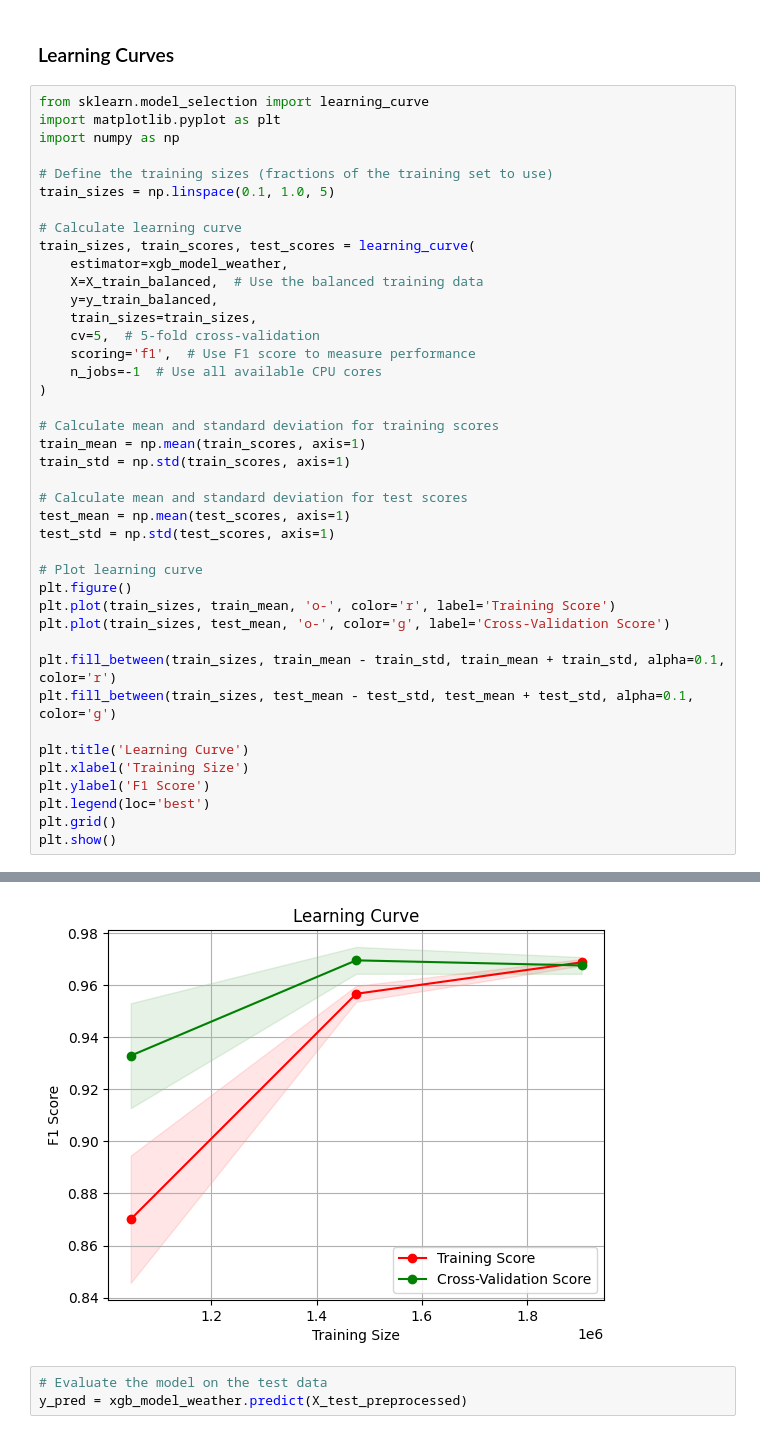
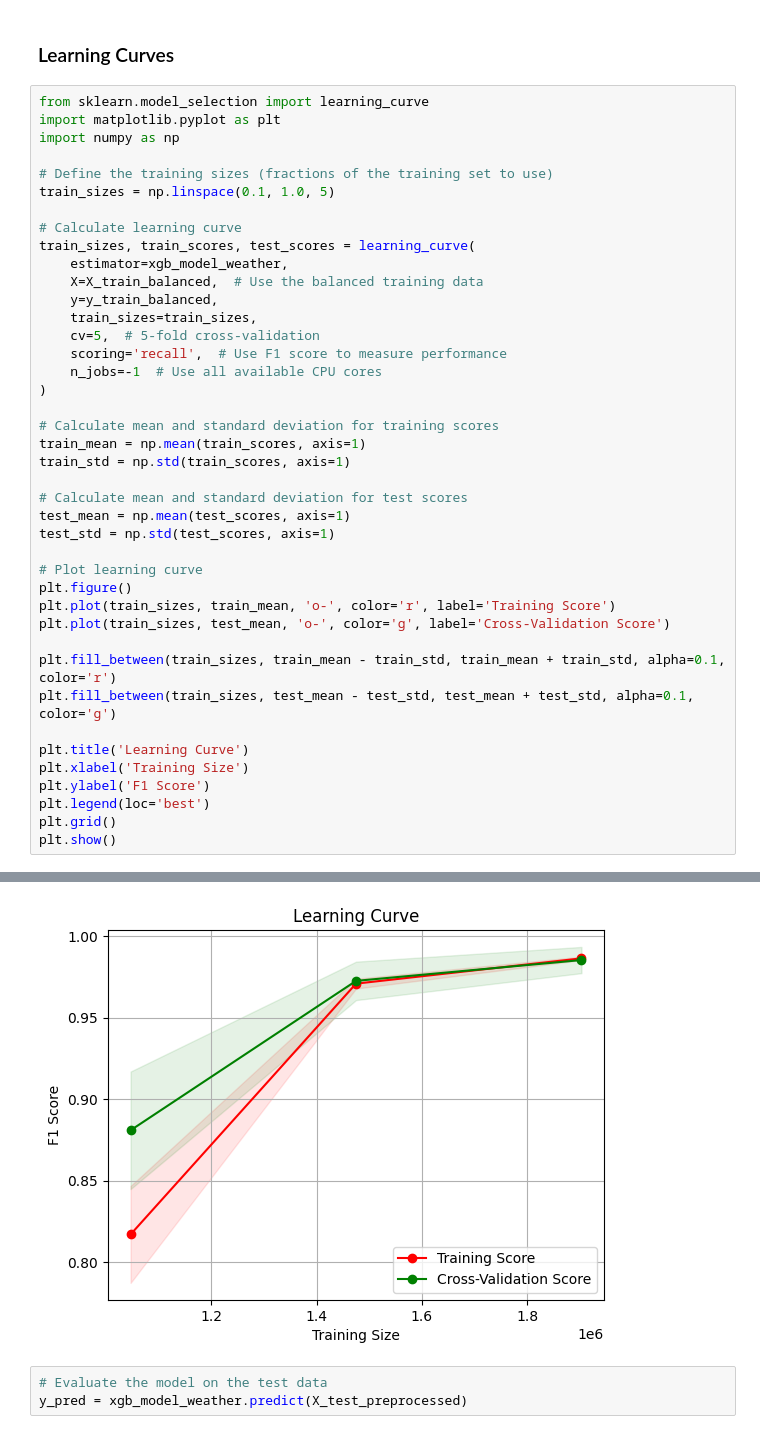
Before and after one commit to diego-mogollon/lateguru, a Jupyter notebook: notebooks/data_preprocessing_D.ipynb, the cells around one changed output, grey strips where cells are left out. Saved outputs shown, nothing was run; the diff lists cells and outputs as text.

```diff
--- a/notebooks/data_preprocessing_D.ipynb
+++ b/notebooks/data_preprocessing_D.ipynb
@@ -478,7 +478,7 @@ train_sizes, train_scores, test_scores = learning_curve(
     y=y_train_balanced,
     train_sizes=train_sizes,
     cv=5,  # 5-fold cross-validation
-    scoring='f1',  # Use F1 score to measure performance
+    scoring='recall',  # Use F1 score to measure performance
     n_jobs=-1  # Use all available CPU cores
 )
 
@@ -520,9 +520,9 @@ Parameters: { "use_label_encoder" } are not used.
 ... (115 lines left out)
   warnings.warn(smsg, UserWarning)
 Parameters: { "use_label_encoder" } are not used.
 
   warnings.warn(smsg, UserWarning)
-[figure, old version]
+[figure, new version]
 # %%
 # Evaluate the model on the test data
 y_pred = xgb_model_weather.predict(X_test_preprocessed)
```
Also changed, not shown: parts of 1 cell of this notebook.
